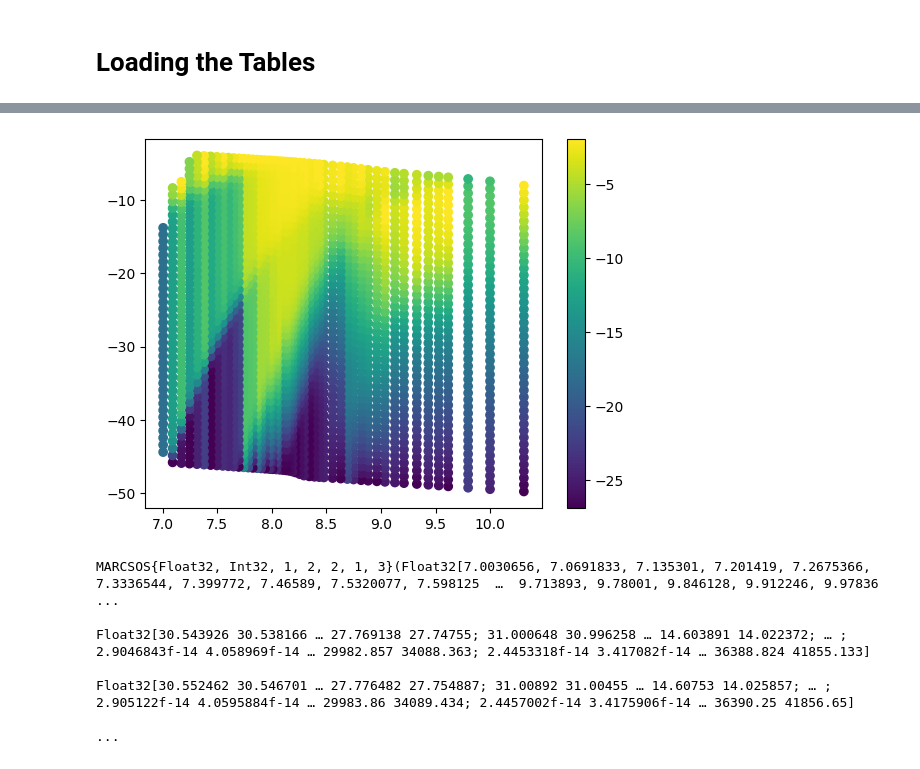
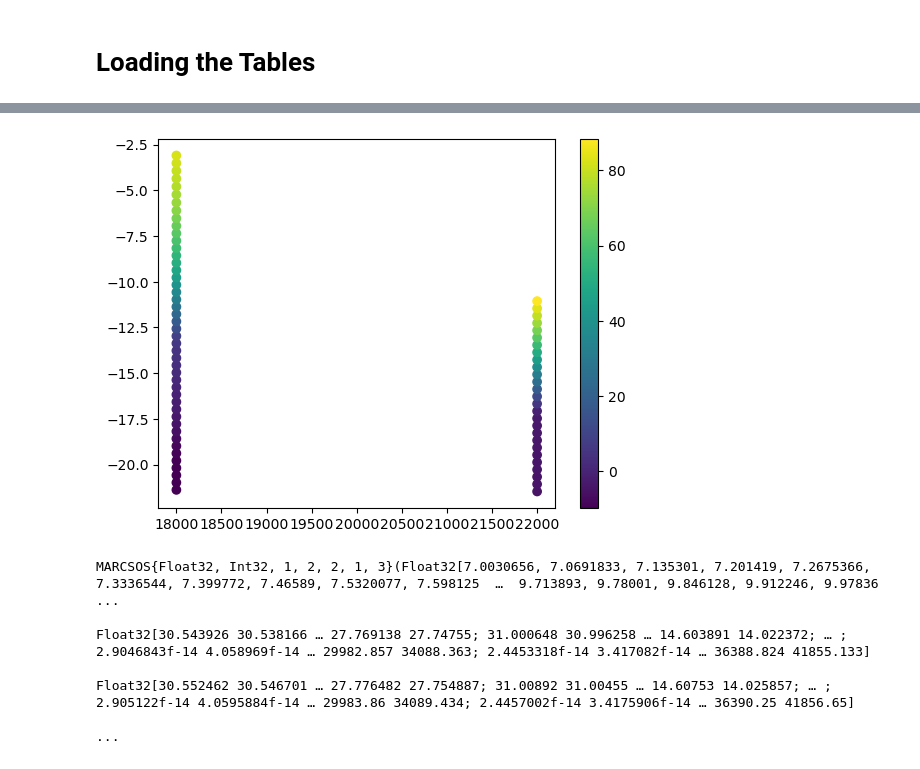
Before and after one commit to pe1995/TSO.jl, a Jupyter notebook: examples/converting_tables/marcs.ipynb, the cells around one changed output, grey strips where cells are left out. Drawn from its saved outputs; the diff is of its cells as text; code cells hidden in the pictures.

```diff
--- a/examples/converting_tables/marcs.ipynb
+++ b/examples/converting_tables/marcs.ipynb
@@ -11,6 +11,6 @@ using Serialization
 # %% [markdown]
 # Loading the Tables
 # %%
-paths = glob("OS_table*", "OPAC-for-3D/april23/MaggZ0.0a0.0");
+paths = glob("OS_table*", "OPAC-for-3D/april23/Z-1.0a0.4");
 # %%
 mos = TSO.MARCSOpacity(paths...);
@@ -17,16 +42,19 @@ mos = TSO.MARCSOpacity(paths...);
 # %%
 close()
 
 for i in eachindex(mos)
-    plt.scatter(log.(mos[i].T), log.(mos[i].ρ), c=log.(mos[i].κ_la[:,80327]))
+    if i == 9
+        k = [maximum(mos[i].κ_la[j, :]) for j in axes(mos[i].κ_la, 1)]
+        plt.scatter(mos[i].T, log10.(mos[i].ρ), c=log.(k))
+    end
 end
 
 #plt.yscale("log")
 #plt.xscale("log")
 plt.colorbar()
 gcf()
 # %% [output]
-[figure, old version]
+[figure, new version]
 # %%
 m_int = uniform(mos...);
 # %% [output]
```
Also changed, not shown: parts of 2 cells of this notebook, 9 other files.
